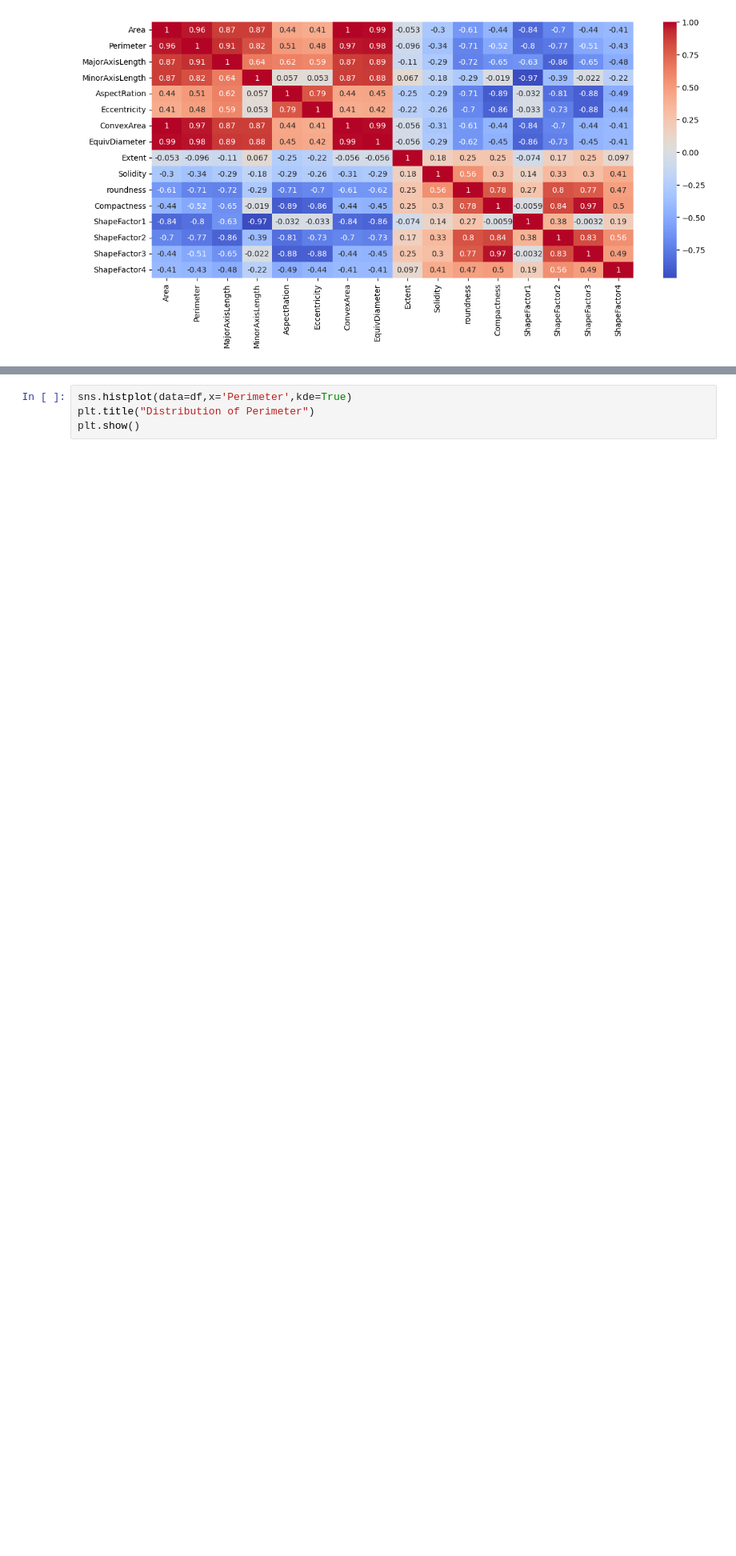
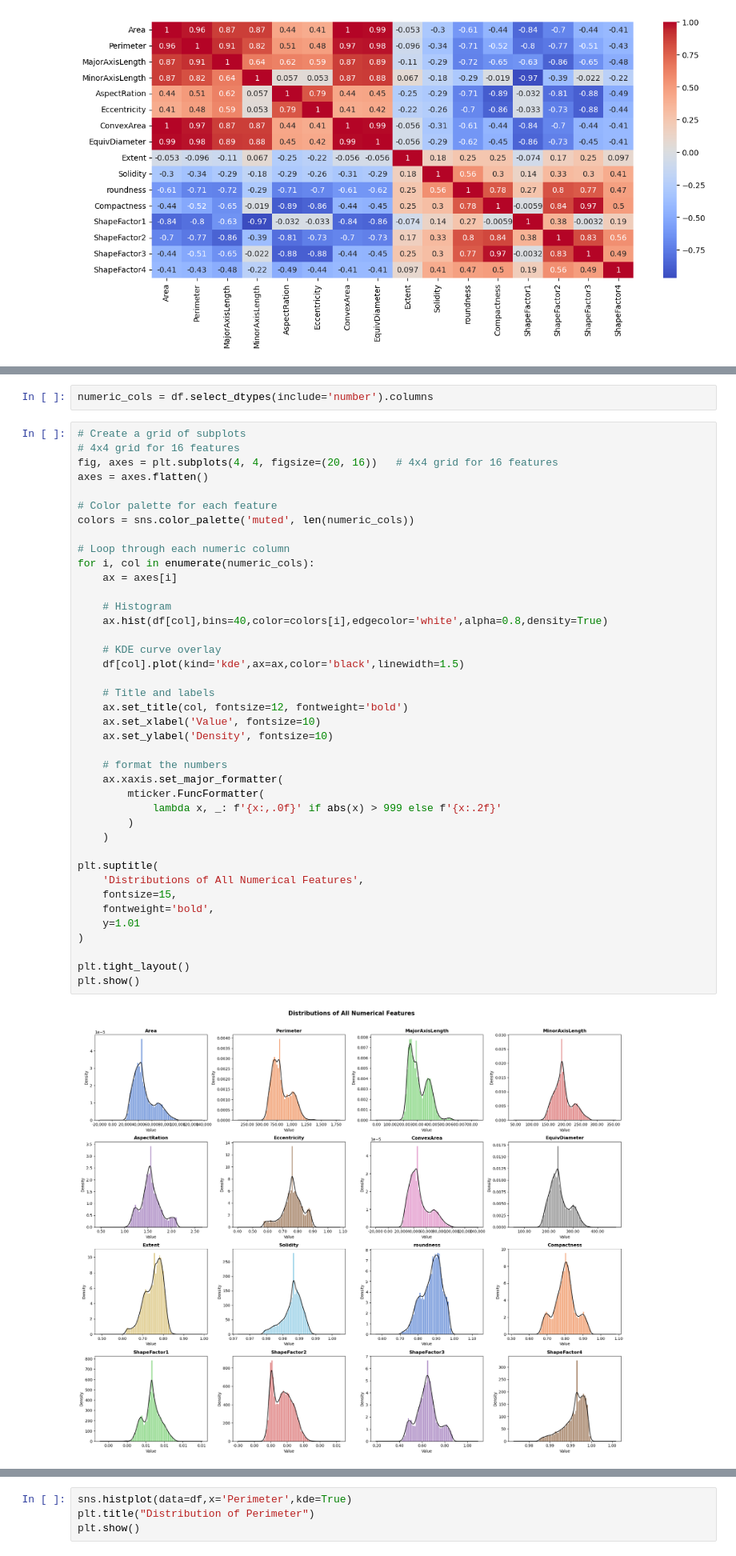
Before and after one commit to shivbhosale2006/machine-learning-dry-bean-dataset, a Jupyter notebook: assignment2_1.ipynb, the cells around one changed output, grey strips where cells are left out. Shown at 80% size. Saved outputs shown, nothing was run; the diff lists cells and outputs as text; blank space fills up the shorter version.

```diff
--- a/assignment2_1.ipynb
+++ b/assignment2_1.ipynb
@@ -193,0 +223,44 @@ plt.show()
+# %%
+numeric_cols = df.select_dtypes(include='number').columns
+# %%
+# Create a grid of subplots
+# 4x4 grid for 16 features
+fig, axes = plt.subplots(4, 4, figsize=(20, 16))   # 4x4 grid for 16 features
+axes = axes.flatten()
+
+# Color palette for each feature
+colors = sns.color_palette('muted', len(numeric_cols))
+
+# Loop through each numeric column
+for i, col in enumerate(numeric_cols):
+    ax = axes[i]
+
+    # Histogram
+    ax.hist(df[col],bins=40,color=colors[i],edgecolor='white',alpha=0.8,density=True)
+
+    # KDE curve overlay
+    df[col].plot(kind='kde',ax=ax,color='black',linewidth=1.5)
+
+    # Title and labels
+    ax.set_title(col, fontsize=12, fontweight='bold')
+    ax.set_xlabel('Value', fontsize=10)
+    ax.set_ylabel('Density', fontsize=10)
+
+    # format the numbers
+    ax.xaxis.set_major_formatter(
+        mticker.FuncFormatter(
+            lambda x, _: f'{x:,.0f}' if abs(x) > 999 else f'{x:.2f}'
+        )
+    )
+
+plt.suptitle(
+    'Distributions of All Numerical Features',
+    fontsize=15,
+    fontweight='bold',
+    y=1.01
+)
+
+plt.tight_layout()
+plt.show()
+# %% [output]
+[figure, added]
```
Also changed, not shown: parts of 30 cells of this notebook, 8 other files.
